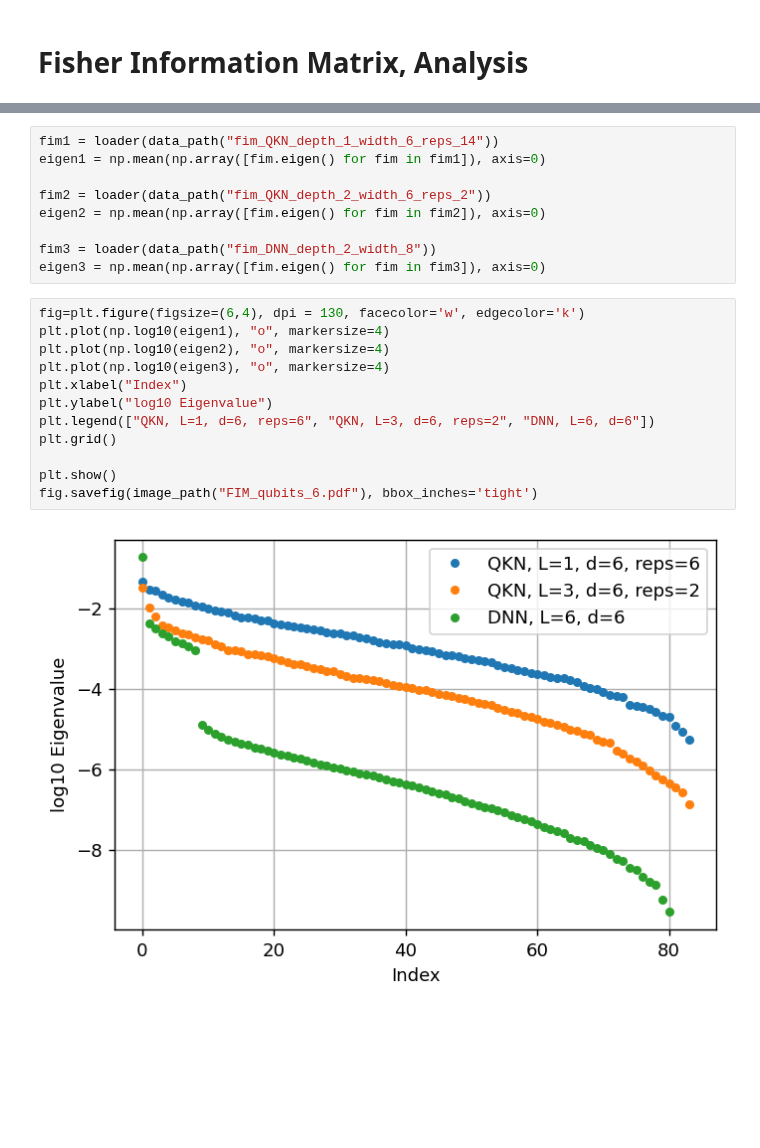
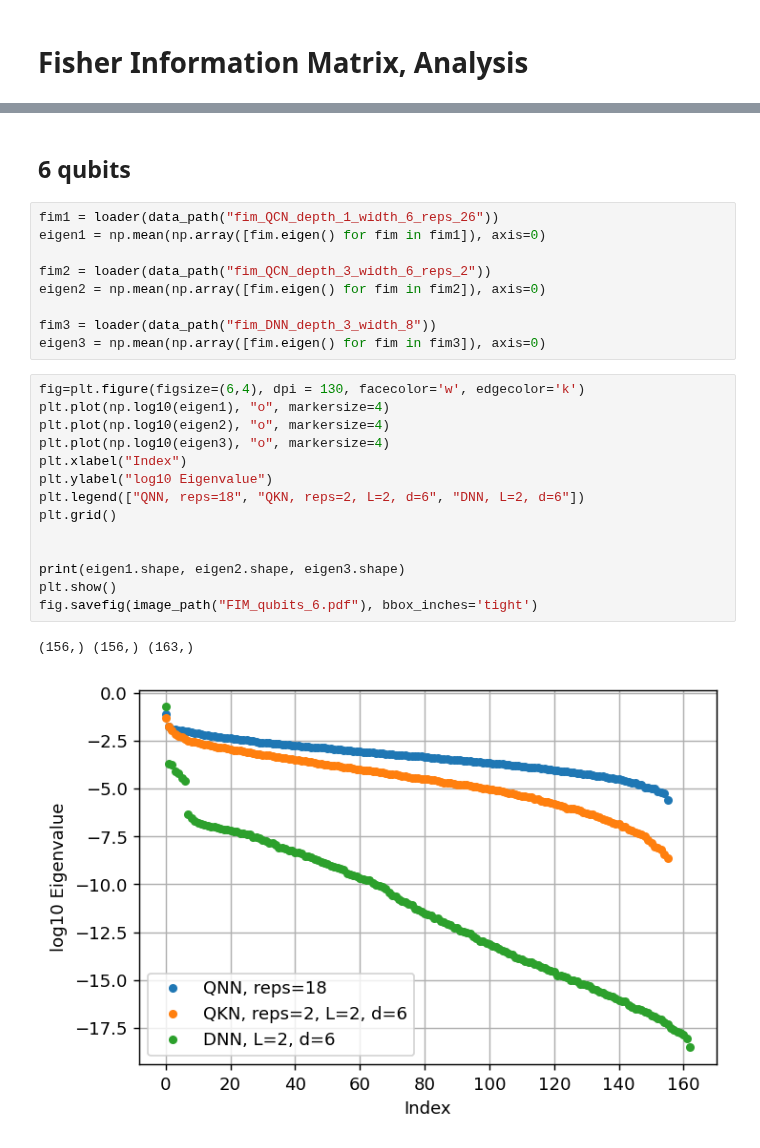
Before and after one commit to KristianWold/Master-Thesis, a Jupyter notebook: notebooks/analysis/Fisher Information Matrix.ipynb, the cells around one changed output, grey strips where cells are left out. Saved outputs shown, nothing was run; the diff lists cells and outputs as text; blank space fills up the shorter version.

```diff
--- a/notebooks/analysis/Fisher Information Matrix.ipynb
+++ b/notebooks/analysis/Fisher Information Matrix.ipynb
@@ -45,24 +80,29 @@ fig.savefig(image_path("FIM_qubits_4.pdf"), bbox_inches='tight')
+# %% [markdown]
+## 6 qubits
 # %%
-fim1 = loader(data_path("fim_QKN_depth_1_width_6_reps_14"))
+fim1 = loader(data_path("fim_QCN_depth_1_width_6_reps_26"))
 eigen1 = np.mean(np.array([fim.eigen() for fim in fim1]), axis=0)
 
-fim2 = loader(data_path("fim_QKN_depth_2_width_6_reps_2"))
+fim2 = loader(data_path("fim_QCN_depth_3_width_6_reps_2"))
 eigen2 = np.mean(np.array([fim.eigen() for fim in fim2]), axis=0)
 
-fim3 = loader(data_path("fim_DNN_depth_2_width_8"))
+fim3 = loader(data_path("fim_DNN_depth_3_width_8"))
 eigen3 = np.mean(np.array([fim.eigen() for fim in fim3]), axis=0)
 # %%
 fig=plt.figure(figsize=(6,4), dpi = 130, facecolor='w', edgecolor='k')
 plt.plot(np.log10(eigen1), "o", markersize=4)
 plt.plot(np.log10(eigen2), "o", markersize=4)
 plt.plot(np.log10(eigen3), "o", markersize=4)
 plt.xlabel("Index")
 plt.ylabel("log10 Eigenvalue")
-plt.legend(["QKN, L=1, d=6, reps=6", "QKN, L=3, d=6, reps=2", "DNN, L=6, d=6"])
+plt.legend(["QNN, reps=18", "QKN, reps=2, L=2, d=6", "DNN, L=2, d=6"])
 plt.grid()
 
+
+print(eigen1.shape, eigen2.shape, eigen3.shape)
 plt.show()
 fig.savefig(image_path("FIM_qubits_6.pdf"), bbox_inches='tight')
 # %% [output]
+(156,) (156,) (163,)
-[figure, old version]
+[figure, new version]
 # %%
```
Also changed, not shown: parts of 18 cells of this notebook, 28 other files.
